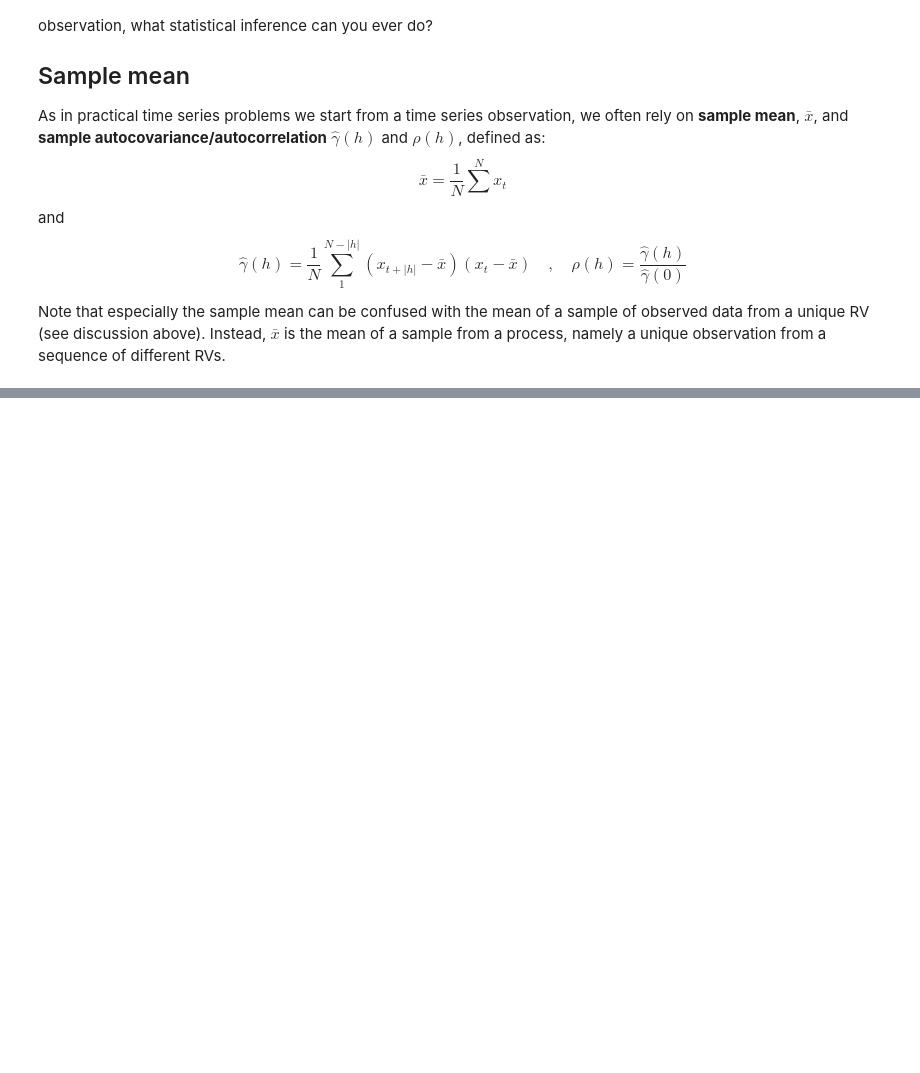
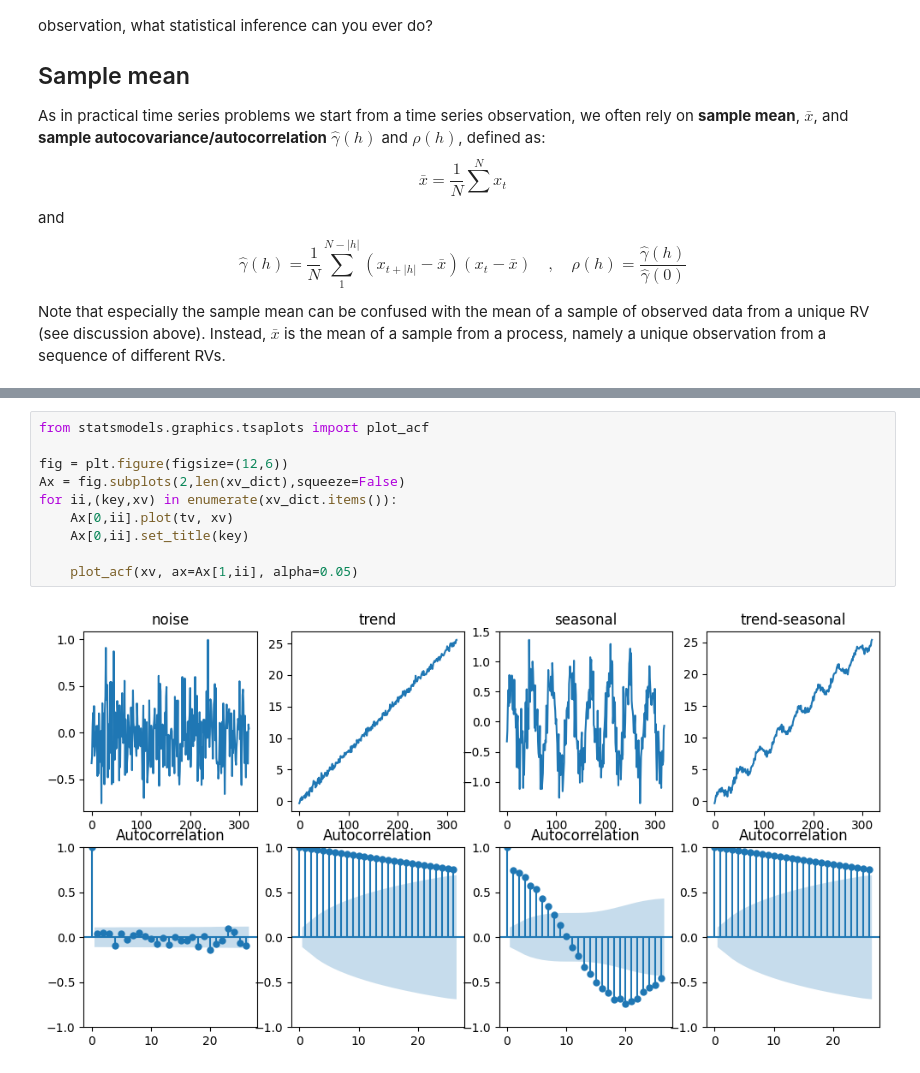
Before and after one commit to SalvatoreMaraniello/ml-for-trading, a Jupyter notebook: notebooks/time-series-basics.ipynb, the cells around one changed output, grey strips where cells are left out. Drawn from its saved outputs; the diff is of its cells as text; blank space fills up the shorter version.

```diff
--- a/notebooks/time-series-basics.ipynb
+++ b/notebooks/time-series-basics.ipynb
@@ -158,0 +156,12 @@ look-up table. The actual p-value is greater than the p-value returned.
+# %%
+from statsmodels.graphics.tsaplots import plot_acf
+
+fig = plt.figure(figsize=(12,6))
+Ax = fig.subplots(2,len(xv_dict),squeeze=False)
+for ii,(key,xv) in enumerate(xv_dict.items()):
+    Ax[0,ii].plot(tv, xv)
+    Ax[0,ii].set_title(key)
+
+    plot_acf(xv, ax=Ax[1,ii], alpha=0.05)
+# %% [output]
+[figure, added]
```
Also changed, not shown: parts of 6 cells of this notebook.
